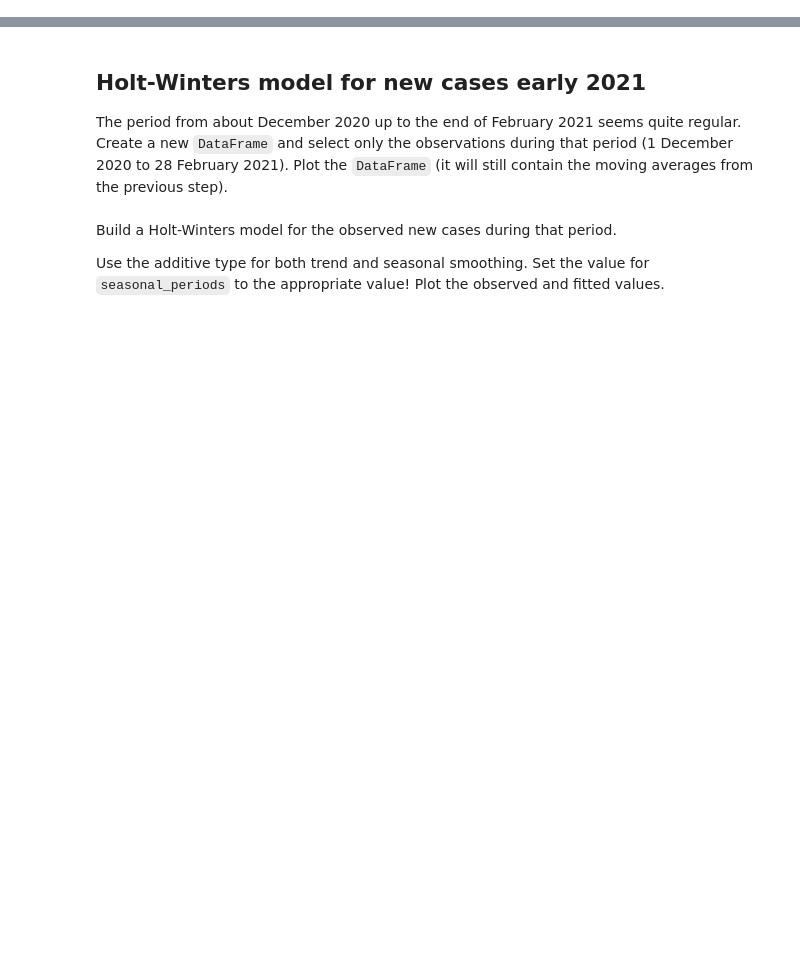
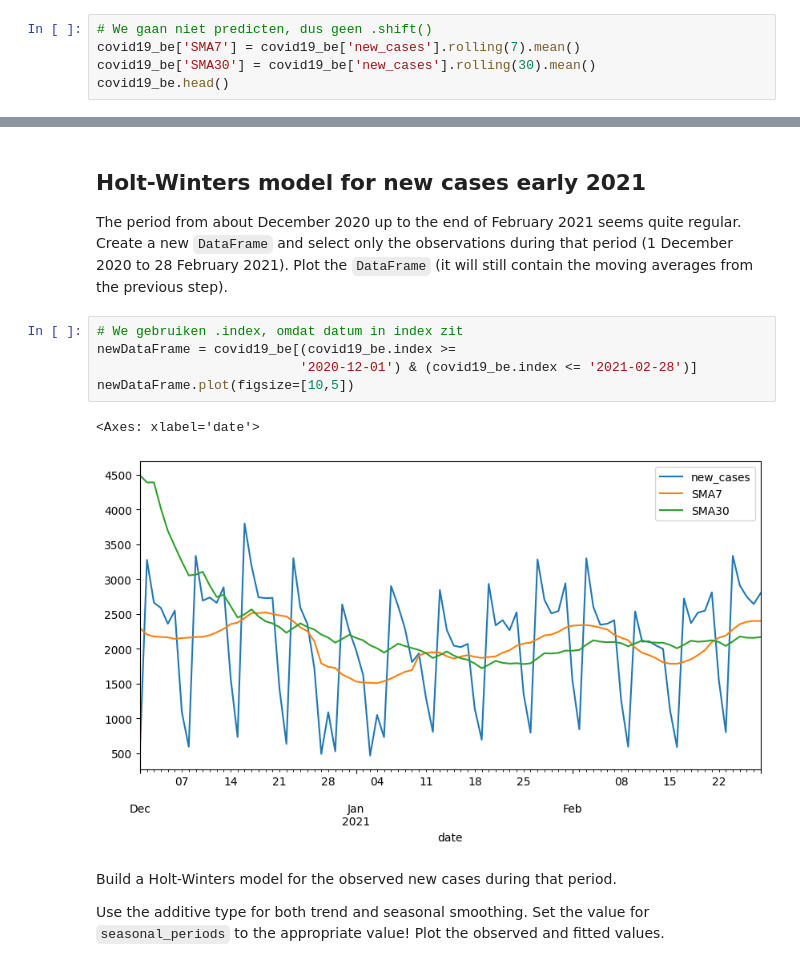
Before and after one commit to Bataklik/Data-Science-_-AI, a Jupyter notebook: 7-time-series/lab-covid-19.ipynb, the cells around one changed output, grey strips where cells are left out. Cells and saved outputs as stored; diff of their text form; blank space fills up the shorter version.

```diff
--- a/7-time-series/lab-covid-19.ipynb
+++ b/7-time-series/lab-covid-19.ipynb
@@ -28,3 +54,8 @@ Create a new `DataFrame` (with name e.g. `covid19_be`) that only contains the ne
 ## Moving average
 
 Add new columns to the data frame with new cases in Belgium with the simple moving average for 7 and 30 days. Plot the entire data frame (observations and both moving averages).
+# %%
+# We gaan niet predicten, dus geen .shift()
+covid19_be['SMA7'] = covid19_be['new_cases'].rolling(7).mean()
+covid19_be['SMA30'] = covid19_be['new_cases'].rolling(30).mean()
+covid19_be.head()
@@ -32,6 +71,14 @@ Add new columns to the data frame with new cases in Belgium with the simple movi
 ## Holt-Winters model for new cases early 2021
 
 The period from about December 2020 up to the end of February 2021 seems quite regular. Create a new `DataFrame` and select only the observations during that period (1 December 2020 to 28 February 2021). Plot the `DataFrame` (it will still contain the moving averages from the previous step).
+# %%
+# We gebruiken .index, omdat datum in index zit
+newDataFrame = covid19_be[(covid19_be.index >=
+                          '2020-12-01') & (covid19_be.index <= '2021-02-28')]
+newDataFrame.plot(figsize=[10,5])
+# %% [output]
+<Axes: xlabel='date'>
+[figure, added]
 # %% [markdown]
 
 
```
Also changed, not shown: parts of 7 cells of this notebook, 3 other files.
